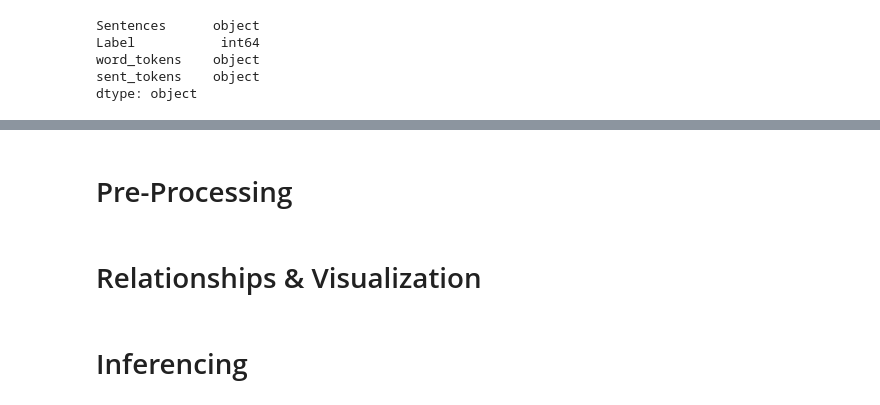
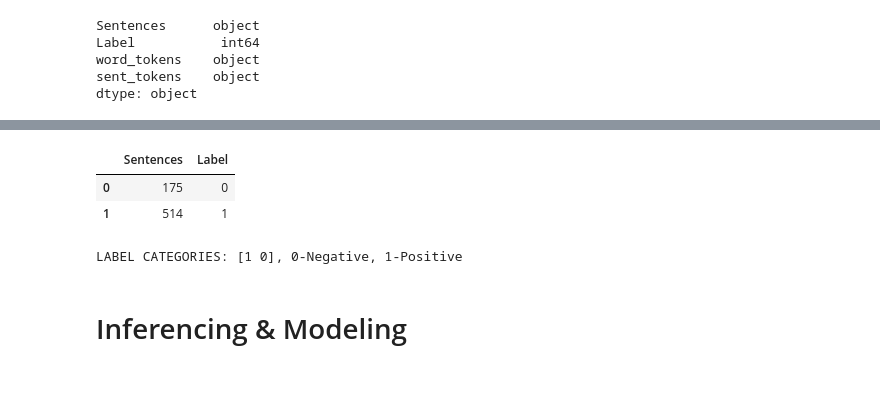
Before and after one commit to CMesiti/DataAnalyticsNotebooks, a Jupyter notebook: TextAnalysis_NLTK_NLP.ipynb, the cells around one changed output, grey strips where cells are left out. Cells and saved outputs as stored; diff of their text form; code cells hidden in the pictures.

```diff
--- a/TextAnalysis_NLTK_NLP.ipynb
+++ b/TextAnalysis_NLTK_NLP.ipynb
@@ -134 +193,11 @@ dtype: object
+# %%
+#determine the most common semantics categories.
+classes_df = text_data_t.groupby(["Label"]).count().reset_index()[['Sentences', 'Label']]
+display(classes_df)
+print(f"LABEL CATEGORIES: {text_data_t["Label"].unique()}, 0-Negative, 1-Positive")
+# %% [output]
+|  | Sentences | Label |
+| 0 | 175 | 0 |
+| 1 | 514 | 1 |
+LABEL CATEGORIES: [1 0], 0-Negative, 1-Positive
 # %%
@@ -139,7 +204,3 @@ dtype: object
 #analyze text for dates and named entities with spacy. This will semantics classification.
-# %% [markdown]
-# Pre-Processing
-# %% [markdown]
-# Relationships & Visualization
 # %% [markdown]
-# Inferencing
+# Inferencing & Modeling
```
Also changed, not shown: parts of 8 cells of this notebook.
